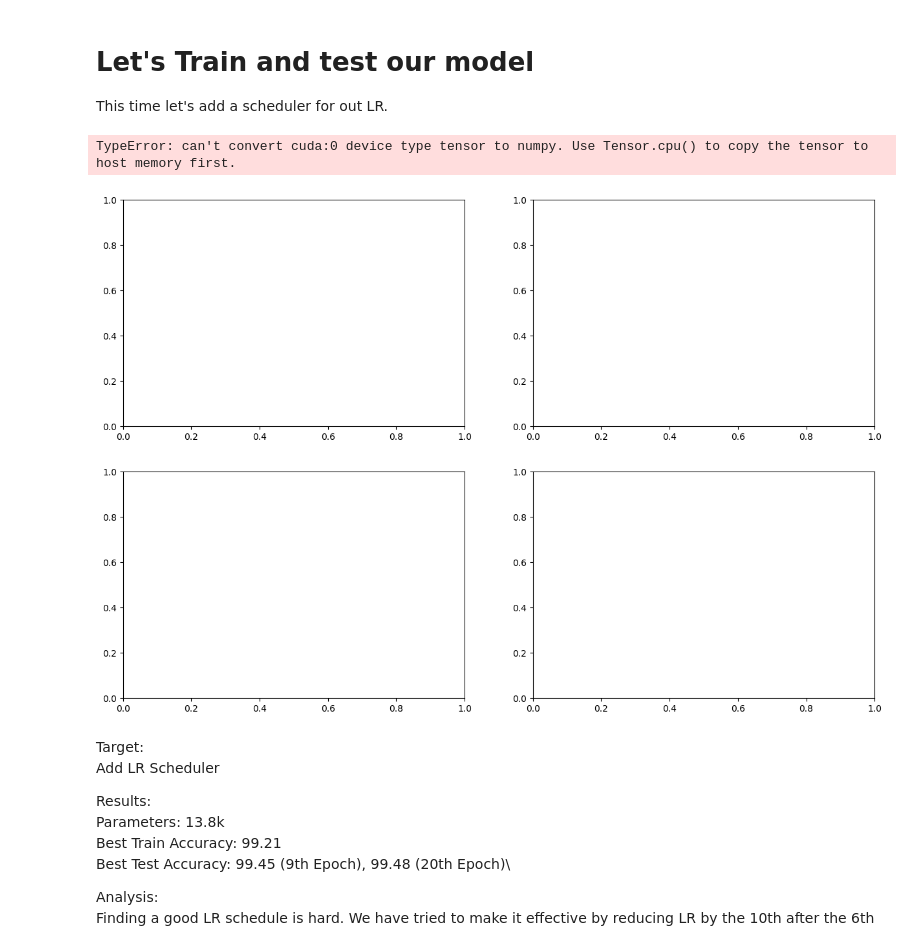
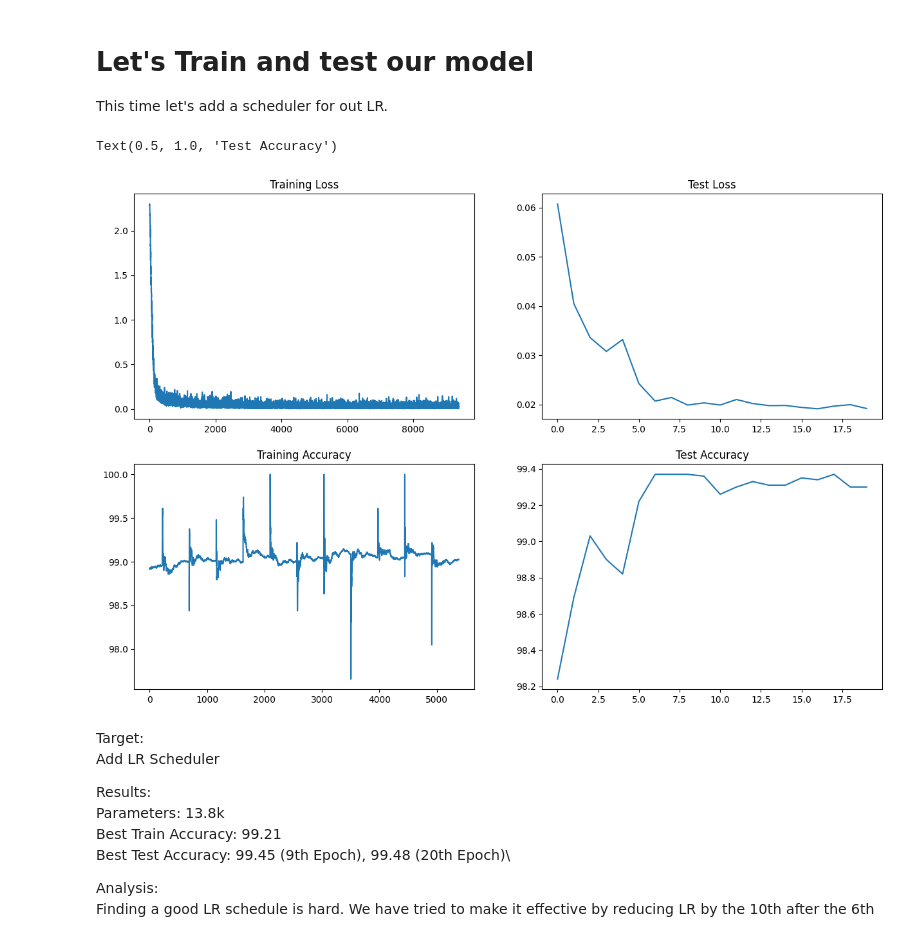
Before and after one commit to soutrik71/School_of_AI_ERA, a Jupyter notebook: session7/ERA1S7F10.ipynb, the cells around one changed output. Cells and saved outputs as stored; diff of their text form; code cells hidden in the pictures.

```diff
--- a/session7/ERA1S7F10.ipynb
+++ b/session7/ERA1S7F10.ipynb
@@ -319,19 +319,20 @@ This time let's add a scheduler for out LR.
 # %%
 %matplotlib inline
 import matplotlib.pyplot as plt
 
+bt = [t_items.item() for t_items in train_losses]
 fig, axs = plt.subplots(2,2,figsize=(15,10))
-axs[0, 0].plot(train_losses)
+axs[0, 0].plot(bt)
 axs[0, 0].set_title("Training Loss")
 axs[1, 0].plot(train_acc[4000:])
 axs[1, 0].set_title("Training Accuracy")
 axs[0, 1].plot(test_losses)
 axs[0, 1].set_title("Test Loss")
 axs[1, 1].plot(test_acc)
 axs[1, 1].set_title("Test Accuracy")
 # %% [output]
-TypeError: can't convert cuda:0 device type tensor to numpy. Use Tensor.cpu() to copy the tensor to host memory first.
+Text(0.5, 1.0, 'Test Accuracy')
-[figure, old version]
+[figure, new version]
 # %% [markdown]
 Target:\
 Add LR Scheduler
```
